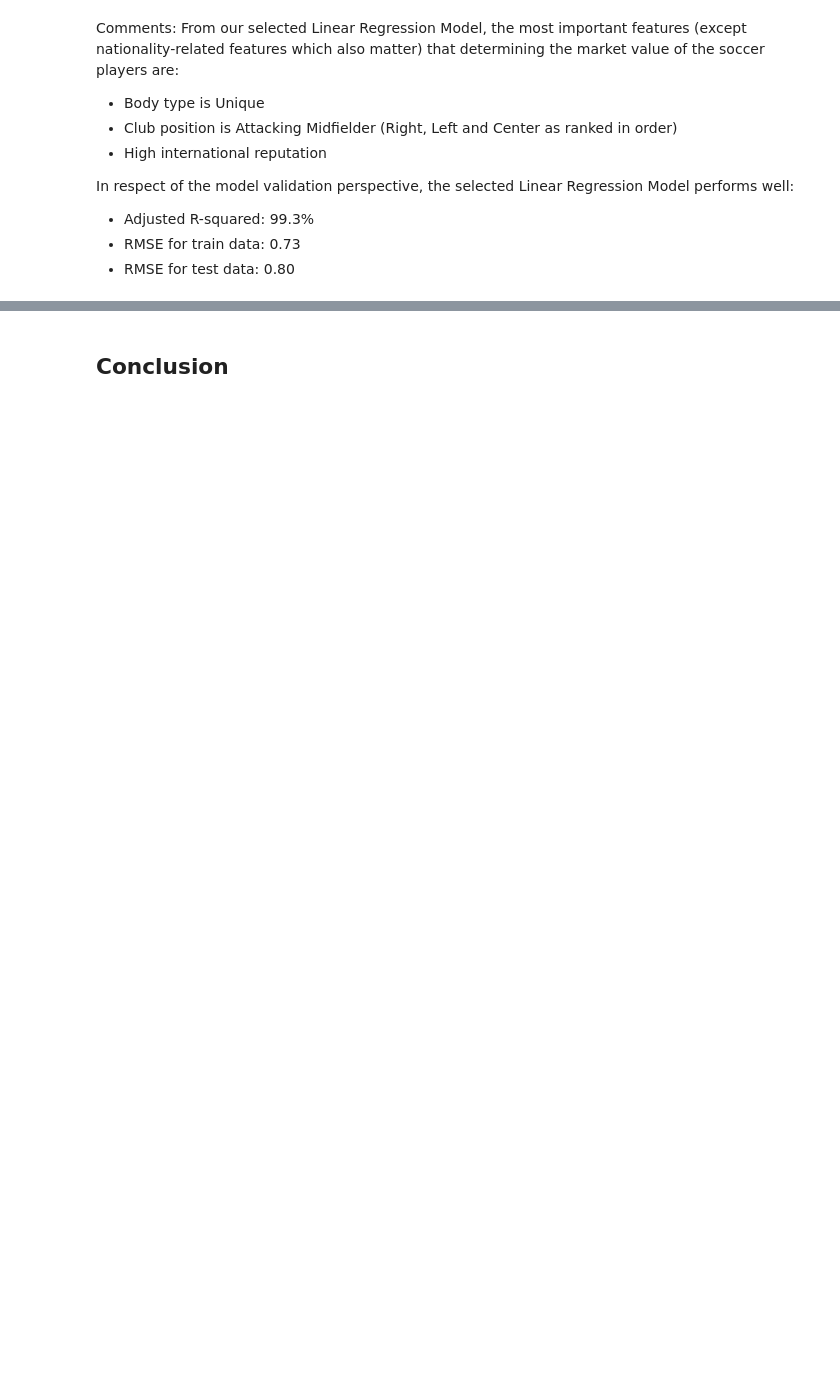
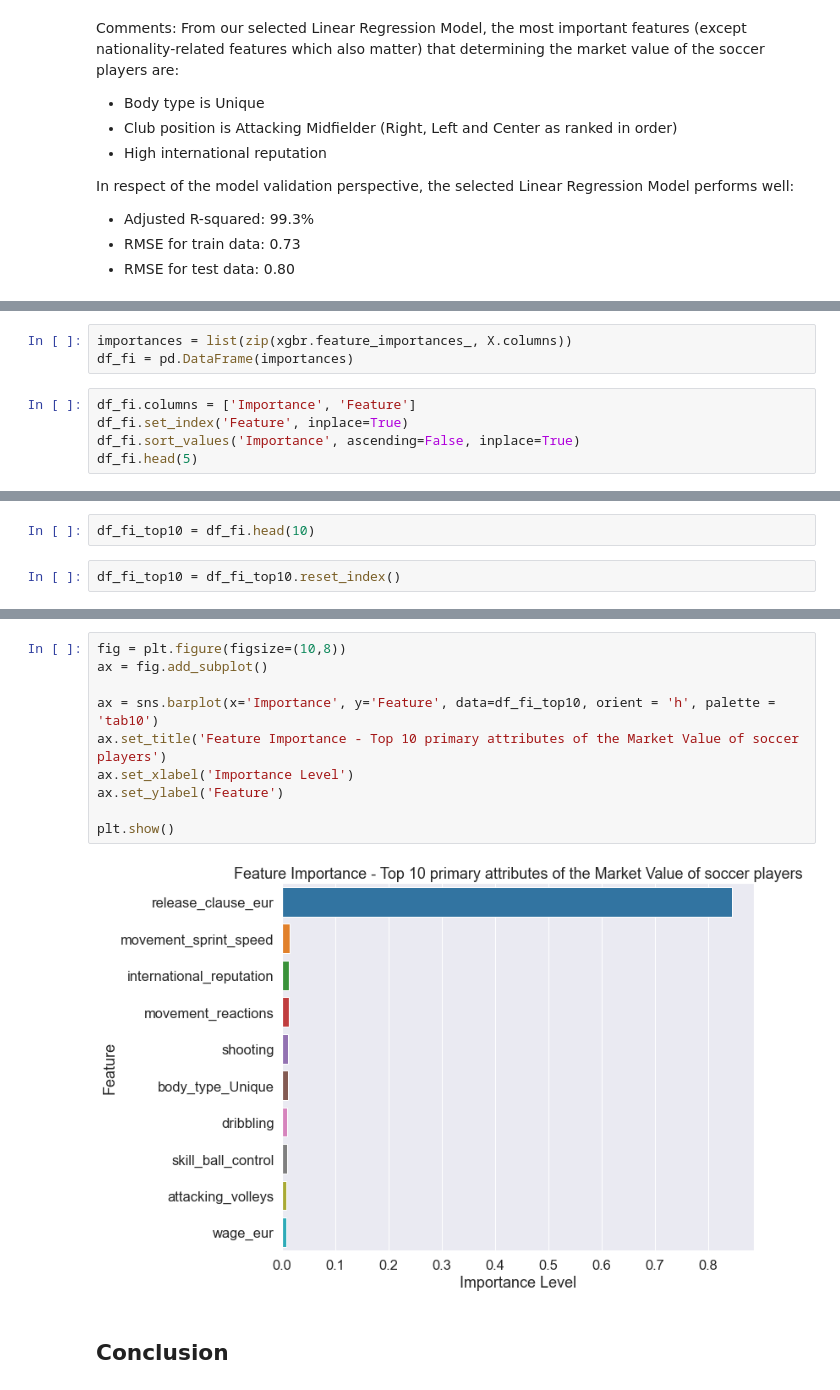
Before and after one commit to carlearn/dsc-capstone-project, a Jupyter notebook: student_notebook.ipynb, the cells around one changed output, grey strips where cells are left out. Drawn from its saved outputs; the diff is of its cells as text; blank space fills up the shorter version.

```diff
--- a/student_notebook.ipynb
+++ b/student_notebook.ipynb
@@ -940,0 +1044,8 @@ fpr_tuned, tpr_tuned, thresholds_tuned = roc_curve(y_test, tuned_y_score)
+# %%
+importances = list(zip(xgbr.feature_importances_, X.columns))
+df_fi = pd.DataFrame(importances)
+# %%
+df_fi.columns = ['Importance', 'Feature']
+df_fi.set_index('Feature', inplace=True)
+df_fi.sort_values('Importance', ascending=False, inplace=True)
+df_fi.head(5)
@@ -940,0 +1060,4 @@ fpr_tuned, tpr_tuned, thresholds_tuned = roc_curve(y_test, tuned_y_score)
+# %%
+df_fi_top10 = df_fi.head(10)
+# %%
+df_fi_top10 = df_fi_top10.reset_index()
@@ -941,2 +1078,14 @@ fpr_tuned, tpr_tuned, thresholds_tuned = roc_curve(y_test, tuned_y_score)
+# %%
+fig = plt.figure(figsize=(10,8))
+ax = fig.add_subplot()
+
+ax = sns.barplot(x='Importance', y='Feature', data=df_fi_top10, orient = 'h', palette = 'tab10')
+ax.set_title('Feature Importance - Top 10 primary attributes of the Market Value of soccer players')
+ax.set_xlabel('Importance Level')
+ax.set_ylabel('Feature')
+
+plt.show()
+# %% [output]
+[figure, added]
 # %% [markdown]
 ## Conclusion
```
Also changed, not shown: parts of 39 cells of this notebook, 14 other files.
